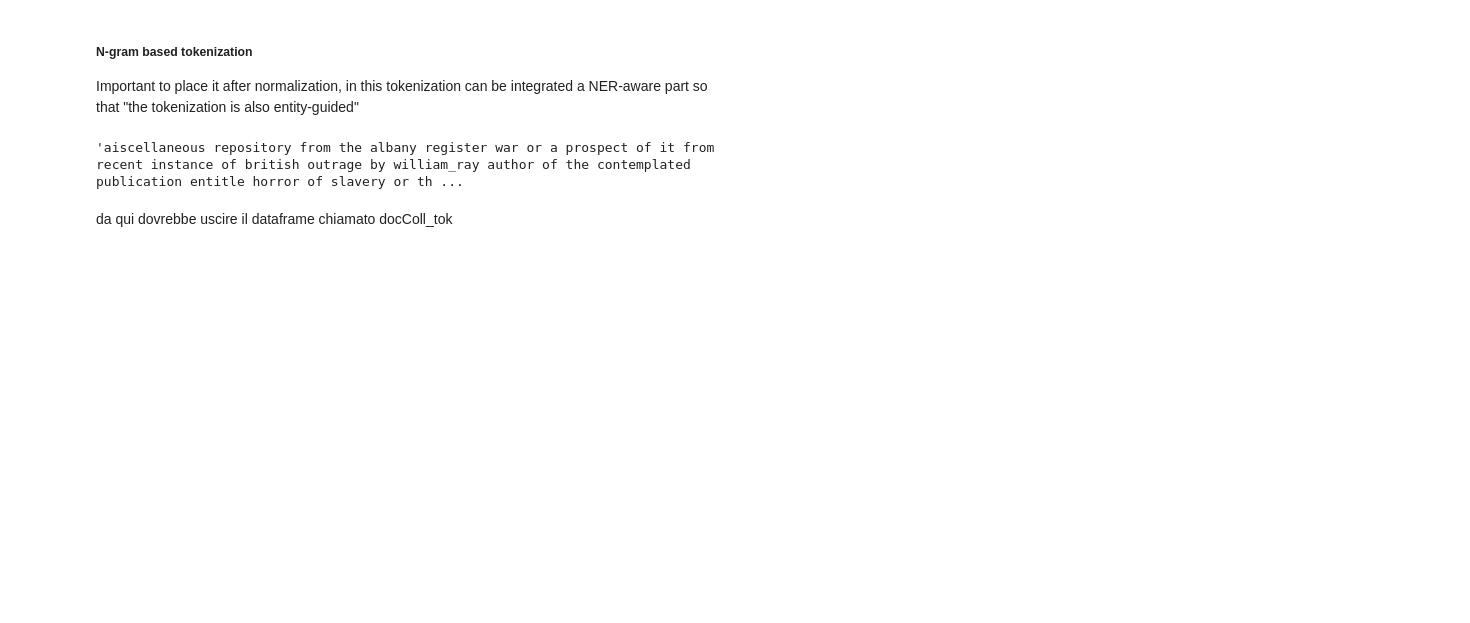
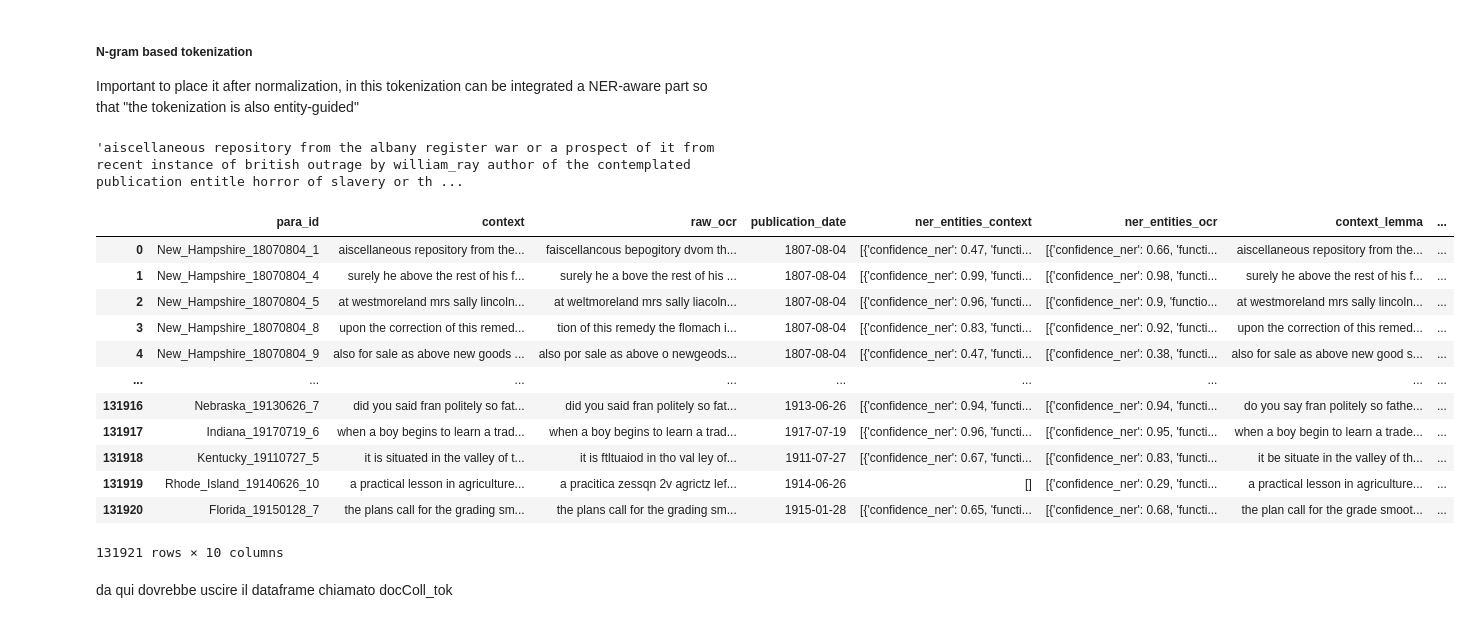
Before and after one commit to gpinelli/HistoricalNews_InformationRetrievalProject, a Jupyter notebook: Historical_News_Question_Answering2.ipynb, the cells around one changed output. Cells and saved outputs as stored; diff of their text form; code cells hidden in the pictures; blank space fills up the shorter version.

```diff
--- a/Historical_News_Question_Answering2.ipynb
+++ b/Historical_News_Question_Answering2.ipynb
@@ -722,6 +739,22 @@ for text_col, ner_col, new_col in columns_map:
 docColl_tok['context_bigrams'].iloc[0]
 # %% [output]
 'aiscellaneous repository from the albany register war or a prospect of it from recent instance of british outrage by william_ray author of the contemplated publication entitle horror of slavery or th ...
+# %%
+docColl_tok
+# %% [output]
+|  | para_id | context | raw_ocr | publication_date | ner_entities_context | ner_entities_ocr | context_lemma | ... |
+| 0 | New_Hampshire_18070804_1 | aiscellaneous repository from the... | faiscellancous bepogitory dvom th... | 1807-08-04 | [{'confidence_ner': 0.47, 'functi... | [{'confidence_ner': 0.66, 'functi... | aiscellaneous repository from the... | ... |
+| 1 | New_Hampshire_18070804_4 | surely he above the rest of his f... | surely he a bove the rest of his ... | 1807-08-04 | [{'confidence_ner': 0.99, 'functi... | [{'confidence_ner': 0.98, 'functi... | surely he above the rest of his f... | ... |
+| 2 | New_Hampshire_18070804_5 | at westmoreland mrs sally lincoln... | at weltmoreland mrs sally liacoln... | 1807-08-04 | [{'confidence_ner': 0.96, 'functi... | [{'confidence_ner': 0.9, 'functio... | at westmoreland mrs sally lincoln... | ... |
+| 3 | New_Hampshire_18070804_8 | upon the correction of this remed... | tion of this remedy the flomach i... | 1807-08-04 | [{'confidence_ner': 0.83, 'functi... | [{'confidence_ner': 0.92, 'functi... | upon the correction of this remed... | ... |
+| 4 | New_Hampshire_18070804_9 | also for sale as above new goods ... | also por sale as above o newgeods... | 1807-08-04 | [{'confidence_ner': 0.47, 'functi... | [{'confidence_ner': 0.38, 'functi... | also for sale as above new good s... | ... |
+| ... | ... | ... | ... | ... | ... | ... | ... | ... |
+| 131916 | Nebraska_19130626_7 | did you said fran politely so fat... | did you said fran politely so fat... | 1913-06-26 | [{'confidence_ner': 0.94, 'functi... | [{'confidence_ner': 0.94, 'functi... | do you say fran politely so fathe... | ... |
+| 131917 | Indiana_19170719_6 | when a boy begins to learn a trad... | when a boy begins to learn a trad... | 1917-07-19 | [{'confidence_ner': 0.96, 'functi... | [{'confidence_ner': 0.95, 'functi... | when a boy begin to learn a trade... | ... |
+| 131918 | Kentucky_19110727_5 | it is situated in the valley of t... | it is ftltuaiod in tho val ley of... | 1911-07-27 | [{'confidence_ner': 0.67, 'functi... | [{'confidence_ner': 0.83, 'functi... | it be situate in the valley of th... | ... |
+| 131919 | Rhode_Island_19140626_10 | a practical lesson in agriculture... | a pracitica zessqn 2v agrictz lef... | 1914-06-26 | [] | [{'confidence_ner': 0.29, 'functi... | a practical lesson in agriculture... | ... |
+| 131920 | Florida_19150128_7 | the plans call for the grading sm... | the plans call for the grading sm... | 1915-01-28 | [{'confidence_ner': 0.65, 'functi... | [{'confidence_ner': 0.68, 'functi... | the plan call for the grade smoot... | ... |
+131921 rows × 10 columns
 # %% [markdown]
 da qui dovrebbe uscire il dataframe chiamato docColl_tok
 # %% [markdown]
```
Also changed, not shown: parts of 10 cells of this notebook.
